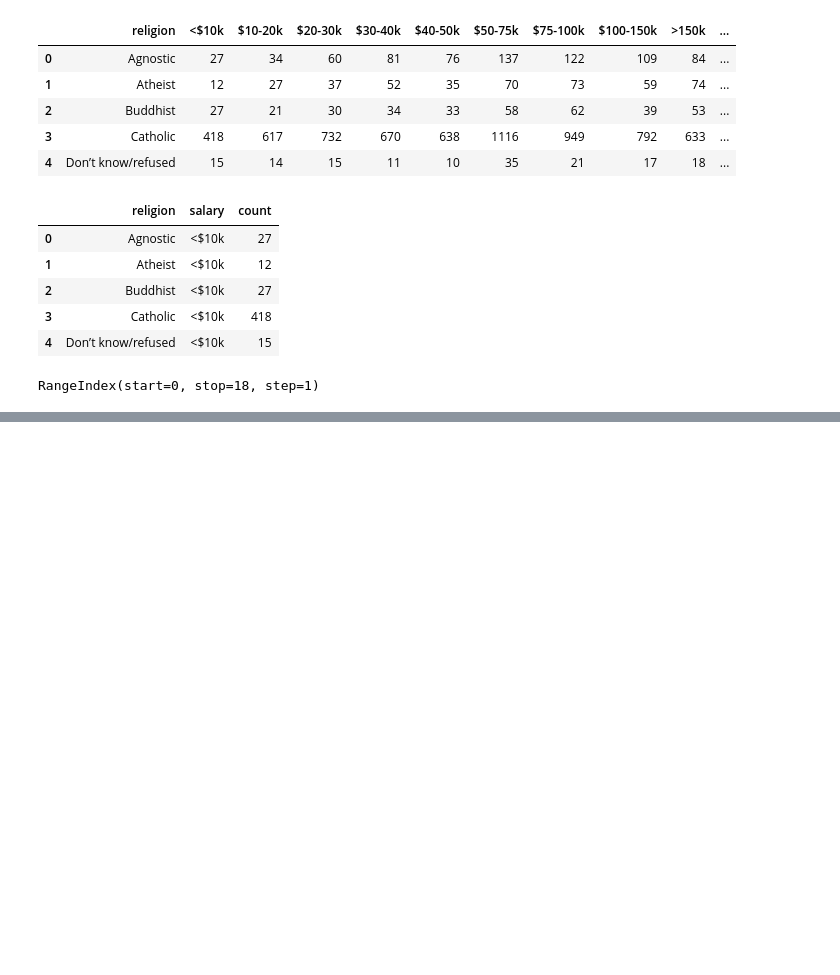
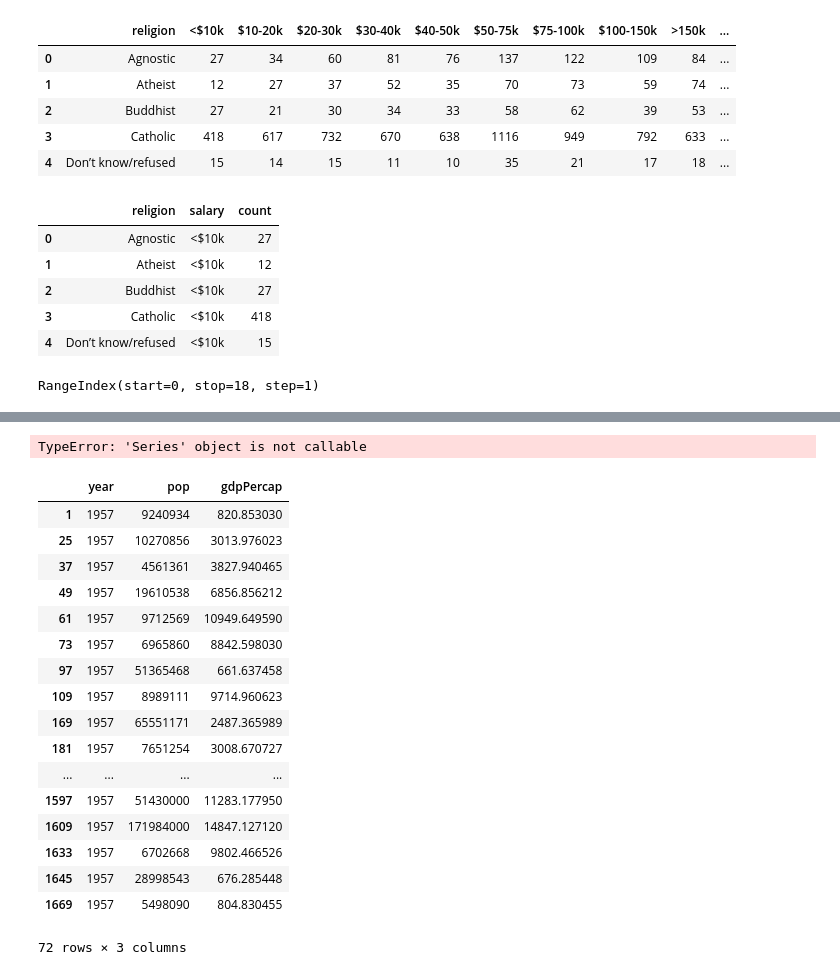
Before and after one commit to yusuf-uthman/data-wrangling-using-pandas, a Jupyter notebook: data_clean.ipynb, the cells around one changed output, grey strips where cells are left out. Cells and saved outputs as stored; diff of their text form; code cells hidden in the pictures; blank space fills up the shorter version.

Commit message:
added extra dataset and cleaned the data

```diff
--- a/data_clean.ipynb
+++ b/data_clean.ipynb
@@ -85,0 +94,2 @@ AttributeError: 'DataFrame' object has no attribute 'column'
+# %%
+gap = pd.read_csv("gapminder.tsv",sep = "\t")
@@ -85,0 +195,32 @@ AttributeError: 'DataFrame' object has no attribute 'column'
+# %%
+#selecting through rows from a dataset using multiple conditions
+#This didn't work because the code didnt specify if any or both conditions has to be true
+subset = gap.loc [ (gap["year"] == 1957) (gap["pop"] > 1_200_000) ,["year","pop","gdpPercap"]]
+# %% [output]
+TypeError: 'Series' object is not callable
+# %%
+#selecting through rows from a dataset using multiple conditions
+#  Use & if you want both conditions to be true
+#  Use | (pipe character) if you want either of the conditions to be true
+subset = gap.loc [ (gap["year"] == 1957) & (gap["pop"] > 4_200_000) ,["year","pop","gdpPercap"]]
+# %%
+subset
+# %% [output]
+|  | year | pop | gdpPercap |
+| 1 | 1957 | 9240934 | 820.853030 |
+| 25 | 1957 | 10270856 | 3013.976023 |
+| 37 | 1957 | 4561361 | 3827.940465 |
+| 49 | 1957 | 19610538 | 6856.856212 |
+| 61 | 1957 | 9712569 | 10949.649590 |
+| 73 | 1957 | 6965860 | 8842.598030 |
+| 97 | 1957 | 51365468 | 661.637458 |
+| 109 | 1957 | 8989111 | 9714.960623 |
+| 169 | 1957 | 65551171 | 2487.365989 |
+| 181 | 1957 | 7651254 | 3008.670727 |
+| ... | ... | ... | ... |
+| 1597 | 1957 | 51430000 | 11283.177950 |
+| 1609 | 1957 | 171984000 | 14847.127120 |
+| 1633 | 1957 | 6702668 | 9802.466526 |
+| 1645 | 1957 | 28998543 | 676.285448 |
+| 1669 | 1957 | 5498090 | 804.830455 |
+72 rows × 3 columns
```
Also changed, not shown: parts of 18 cells of this notebook, 1 other file.
